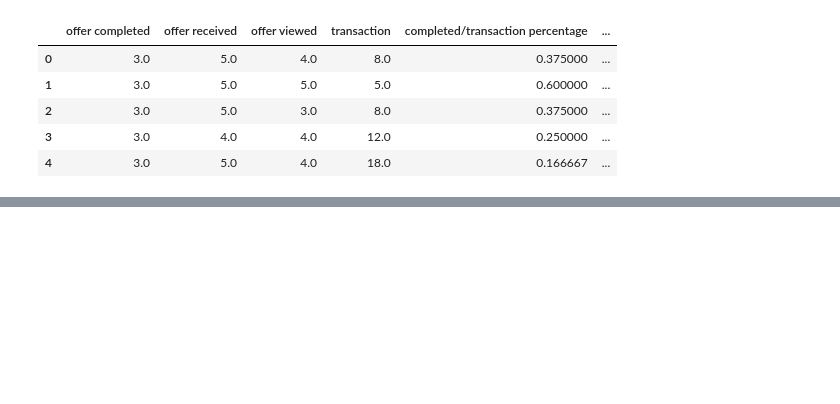
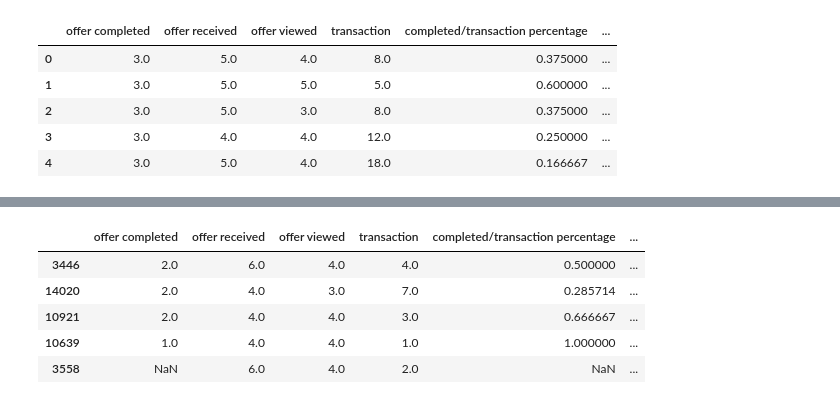
Before and after one commit to p33ves/Starbucks-Passive-Customer-Detection, a Jupyter notebook: Detecting_Potential_Passive_Customers_KD.ipynb, the cells around one changed output, grey strips where cells are left out. Drawn from its saved outputs; the diff is of its cells as text; code cells hidden in the pictures; blank space fills up the shorter version.

```diff
--- a/Detecting_Potential_Passive_Customers_KD.ipynb
+++ b/Detecting_Potential_Passive_Customers_KD.ipynb
@@ -600,0 +575,15 @@ full_dataset.head()
+# %%
+# use average transaction count by months since becoming a member to label customer type
+full_dataset['avg transaction count by membership time'] = full_dataset['transaction']/full_dataset['membership_time']
+#full_dataset.sort_values(by=['membership_time'], inplace=True, ascending=True)
+
+# i think a customer should be at starbucks at least once a week to be an active customer, which is 20180801 - became member:
+full_dataset.loc[full_dataset['avg transaction count by membership time'] >= 1, 'customer type'] = 'active'
+full_dataset.head()
+# %% [output]
+|  | offer completed | offer received | offer viewed | transaction | completed/transaction percentage | ... |
+| 3446 | 2.0 | 6.0 | 4.0 | 4.0 | 0.500000 | ... |
+| 14020 | 2.0 | 4.0 | 3.0 | 7.0 | 0.285714 | ... |
+| 10921 | 2.0 | 4.0 | 4.0 | 3.0 | 0.666667 | ... |
+| 10639 | 1.0 | 4.0 | 4.0 | 1.0 | 1.000000 | ... |
+| 3558 | NaN | 6.0 | 4.0 | 2.0 | NaN | ... |
```
Also changed, not shown: parts of 4 cells of this notebook.
